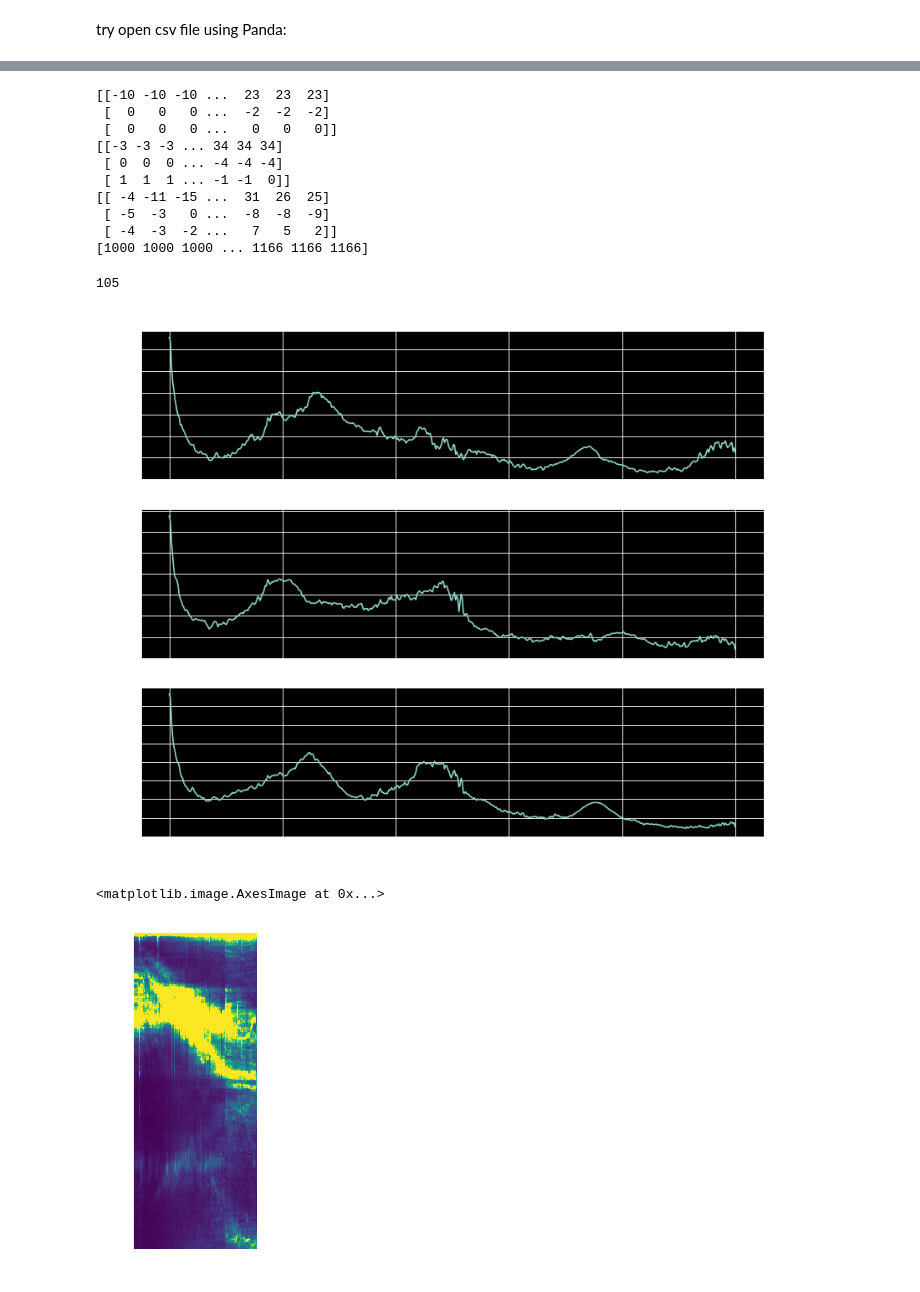
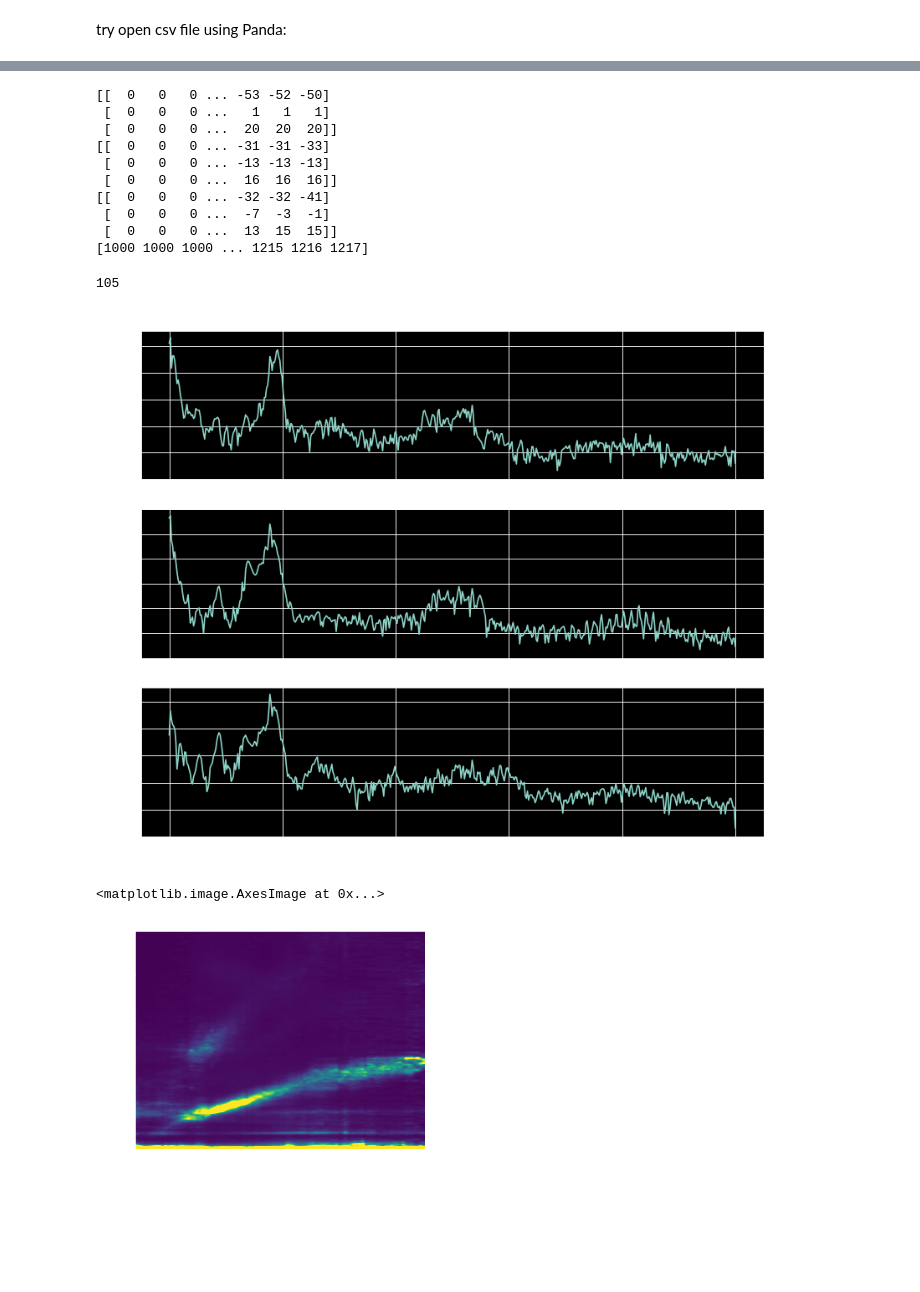
Before and after one commit to pitronicteam/pyPIDtoolbox, a Jupyter notebook: FFT.ipynb, the cells around one changed output, grey strips where cells are left out. Cells and saved outputs as stored; diff of their text form; code cells hidden in the pictures; blank space fills up the shorter version.

```diff
--- a/FFT.ipynb
+++ b/FFT.ipynb
@@ -16,7 +16,7 @@ import os
 # %% [markdown]
 try open csv file using Panda:
 # %%
-df=pd.read_csv('debug_log_2.csv')
+df=pd.read_csv('baseline000.bbl.csv')
 df.head()
 # %% [output]
 |  | loopIteration | time | axisP[0] | axisP[1] | axisP[2] | axisI[0] | axisI[1] | axisI[2] | axisD[0] | ... |
@@ -57,16 +57,16 @@ print(gyroADCData)
 print(gyroScaleData)
 print(thrData)
 # %% [output]
-[[-10 -10 -10 ...  23  23  23]
- [  0   0   0 ...  -2  -2  -2]
- [  0   0   0 ...   0   0   0]]
-[[-3 -3 -3 ... 34 34 34]
- [ 0  0  0 ... -4 -4 -4]
- [ 1  1  1 ... -1 -1  0]]
-[[ -4 -11 -15 ...  31  26  25]
- [ -5  -3   0 ...  -8  -8  -9]
- [ -4  -3  -2 ...   7   5   2]]
-[1000 1000 1000 ... 1166 1166 1166]
+[[  0   0   0 ... -53 -52 -50]
+ [  0   0   0 ...   1   1   1]
+ [  0   0   0 ...  20  20  20]]
+[[  0   0   0 ... -31 -31 -33]
+ [  0   0   0 ... -13 -13 -13]
+ [  0   0   0 ...  16  16  16]]
+[[  0   0   0 ... -32 -32 -41]
+ [  0   0   0 ...  -7  -3  -1]
+ [  0   0   0 ...  13  15  15]]
+[1000 1000 1000 ... 1215 1216 1217]
 # %%
 i = 105
 print(i)
@@ -93,9 +93,9 @@ plt.psd(gyroScaleData[2],1024,2000)
 i=i+1
 # %% [output]
 105
-[figure, old version]
+[figure, new version]
 # %%
-signal = gyroScaleData[0]
+signal = gyroScaleData[1]
 thr = thrData #1000~2000
 bufferSize = 512
 batch = int(len(signal)/bufferSize)
@@ -128,12 +128,11 @@ for i in range(100):
 #plt.imshow(bitmap)
 #plt.hist(bitmap, bins=256, range=(0.0, 256.0))
 # %%
-plt.figure(figsize=(2, 14), dpi= 80)
-plt.imshow(thrfft.T, vmax=1)
-#plt.colorbar()
+#plt.figure(figsize=(2, 14), dpi= 80)
+plt.imshow(thrfft.T, vmax=1, aspect=0.075, interpolation='gaussian', origin='lower', extent=[0, 100, 0, 2000/2])
 # %% [output]
 <matplotlib.image.AxesImage at 0x...>
-[figure, old version]
+[figure, new version]
 # %%
 def smooth(x, wnd):
     # x: NumPy 1-D array containing the data to be smoothed
```
Also changed, not shown: parts of 7 cells of this notebook.
